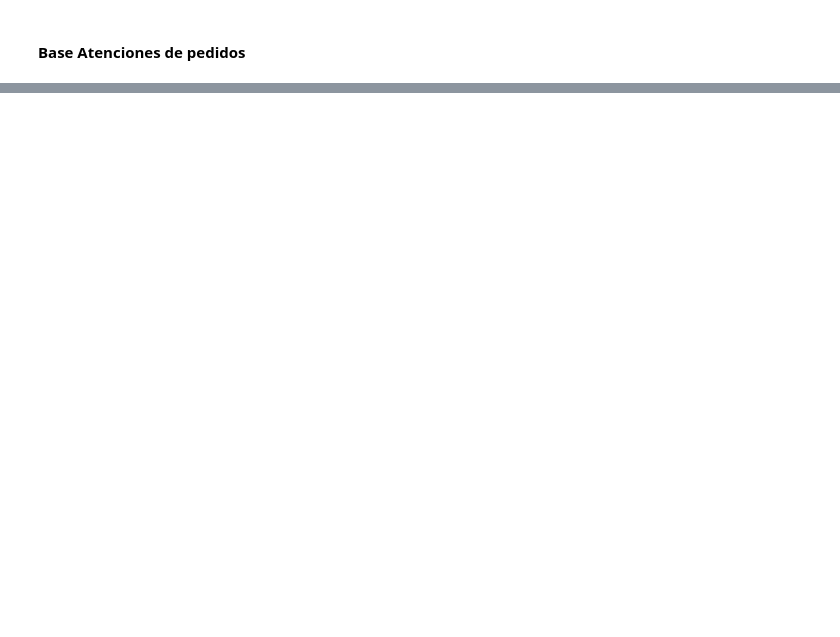
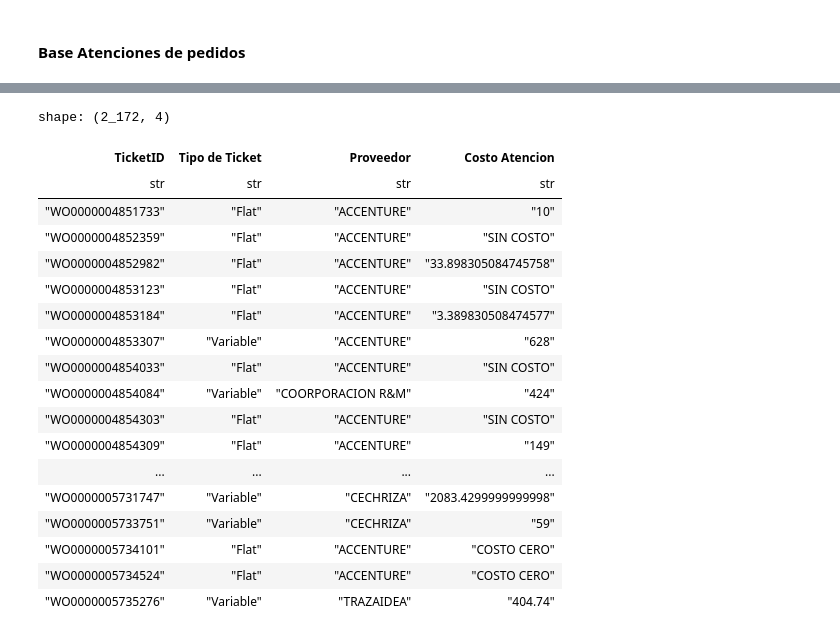
Before and after one commit to omarayrton/Primer-Entregable-ETL, a Jupyter notebook: primera_entrega.ipynb, the cells around one changed output, grey strips where cells are left out. Saved outputs shown, nothing was run; the diff lists cells and outputs as text; code cells hidden in the pictures; blank space fills up the shorter version.

Commit message:
Atenciones fin

```diff
--- a/primera_entrega.ipynb
+++ b/primera_entrega.ipynb
@@ -238,10 +238,12 @@ ruta_archivo = (
     "C:/Users/DELL/Downloads/CURSOS DE APRENDIZAJE Y CODIGOS R_IBK"
     "/CURSO PYTHON/Gestion de Atenciones2/Materiales/Atenciones/Atenciones Norte.xlsx")
 
-meses = pl.read_excel(source="Gestion de Atenciones2/Materiales/Atenciones/Atenciones Norte.xlsx", sheet_name="Hoja1",
+atenciones = pl.read_excel(source=ruta_archivo, sheet_name="Hoja1",
                       engine = "xlsx2csv",
                       read_csv_options={
-                          "columns":["Numero Ticket"]
+                          "columns":["Numero Ticket","Tipo de Ticket","Proveedor","Costo Atencion"],
                       }
                       )
+
+atenciones.head()
 # %% [output]
@@ -248,0 +258,30 @@ FileNotFoundError: Gestion de Atenciones2/Materiales/Atenciones/Atenciones Norte
+# %%
+atenciones = atenciones.rename({"Numero Ticket":"TicketID"})
+# %%
+atenciones = atenciones.with_columns(
+    pl.col("Costo Atencion").str.to_uppercase()
+)
+# %%
+atenciones.filter(
+    ~pl.col("Costo Atencion").is_null()
+)
+# %% [output]
+shape: (2_172, 4)
+| TicketID | Tipo de Ticket | Proveedor | Costo Atencion |
+| str | str | str | str |
+| "WO0000004851733" | "Flat" | "ACCENTURE" | "10" |
+| "WO0000004852359" | "Flat" | "ACCENTURE" | "SIN COSTO" |
+| "WO0000004852982" | "Flat" | "ACCENTURE" | "33.898305084745758" |
+| "WO0000004853123" | "Flat" | "ACCENTURE" | "SIN COSTO" |
+| "WO0000004853184" | "Flat" | "ACCENTURE" | "3.389830508474577" |
+| "WO0000004853307" | "Variable" | "ACCENTURE" | "628" |
+| "WO0000004854033" | "Flat" | "ACCENTURE" | "SIN COSTO" |
+| "WO0000004854084" | "Variable" | "COORPORACION R&M" | "424" |
+| "WO0000004854303" | "Flat" | "ACCENTURE" | "SIN COSTO" |
+| "WO0000004854309" | "Flat" | "ACCENTURE" | "149" |
+| ... | ... | ... | ... |
+| "WO0000005731747" | "Variable" | "CECHRIZA" | "2083.4299999999998" |
+| "WO0000005733751" | "Variable" | "CECHRIZA" | "59" |
+| "WO0000005734101" | "Flat" | "ACCENTURE" | "COSTO CERO" |
+| "WO0000005734524" | "Flat" | "ACCENTURE" | "COSTO CERO" |
+| "WO0000005735276" | "Variable" | "TRAZAIDEA" | "404.74" |
```
Also changed, not shown: parts of 10 cells of this notebook.
